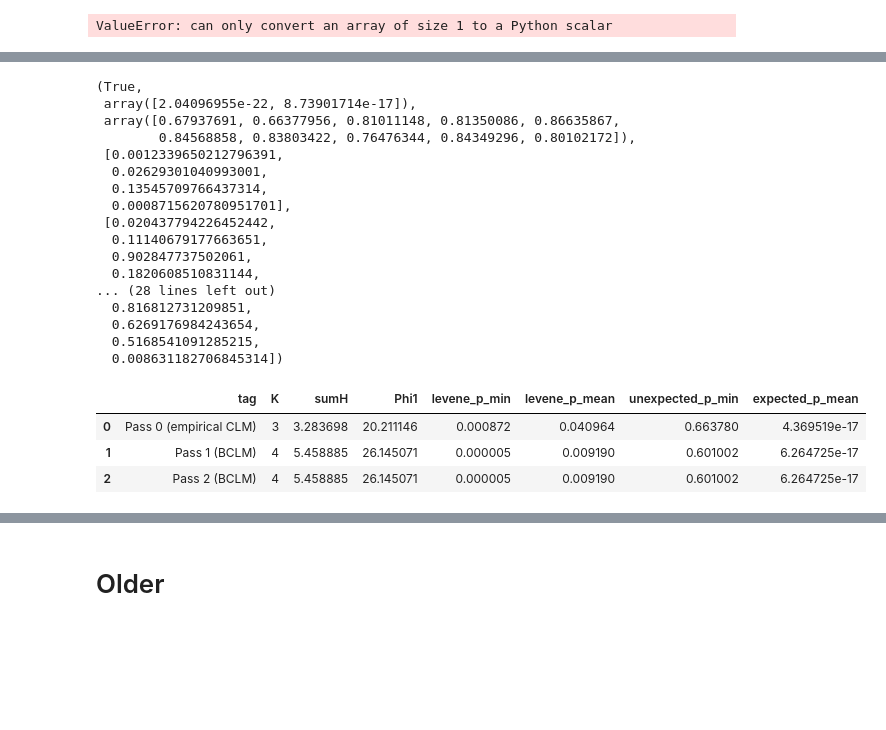
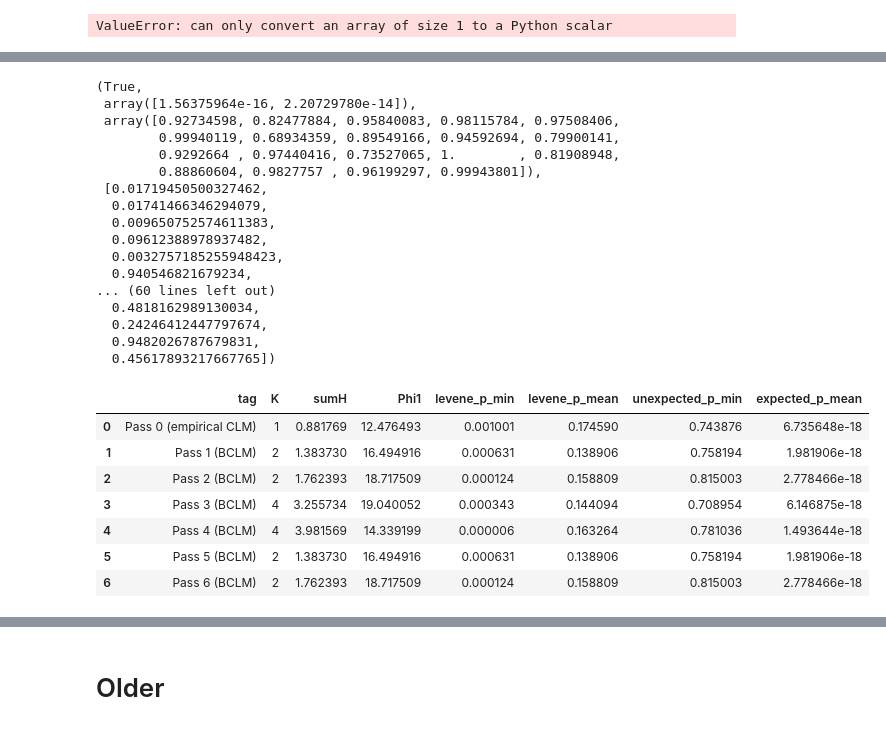
Before and after one commit to AdamSobieszek/manipy, a Jupyter notebook: smp/Stimuli_Matching_Purstuit (1).ipynb, the cells around one changed output, grey strips where cells are left out. Saved outputs shown, nothing was run; the diff lists cells and outputs as text; code cells hidden in the pictures; blank space fills up the shorter version.

```diff
--- a/smp/Stimuli_Matching_Purstuit (1).ipynb
+++ b/smp/Stimuli_Matching_Purstuit (1).ipynb
@@ -225,7 +208,7 @@ def smp(df,conditions,columns,n_per_cond):
   result_anova.index = result.word
   return result_anova
 
-cols = [np.where(ratings.columns == c)[0].item() for c in ['Valence_M','origin_M', 'Ciepło_M', 'Kompetencja_M']]
+cols = [np.where(ratings.columns == c)[0].item() for c in ['arousal_M','origin_M', 'Ciepło_M', 'Kompetencja_M', 'Valence_M', "concretness_M", "NumberofLetters", "Kazojć2011frequency"]]
 import itertools
 
 def generate_combinations(*args):
@@ -238,11 +221,12 @@ def generate_combinations(*args):
 # Usage:
 j = np.linspace(-1,1,3)
 i = np.linspace(-1,1,3)
-controlled = [[0]]*(2)
+controlled = [[0]]*(6)
+
 cond = dict()
 for i in np.linspace(-1,1,3):
   for j in np.linspace(-1,1,3):
-      cond[f"{i},{j}"] = np.array([i,j]+[0]*2)
+      cond[f"{i},{j}"] = np.array([i,j]+[0]*6)
 n = 15
 omi_full = smp(ratings, cond, cols, n)
 # for n in range(3,30):
@@ -521,13 +441,13 @@ import itertools
 import numpy as np
 
 # columns to use
-cols = [np.where(ratings.columns == c)[0].item() for c in ['Valence_M','origin_M', 'Ciepło_M', 'Kompetencja_M']]
+cols = [np.where(ratings.columns == c)[0].item() for c in ['arousal_M','origin_M', 'Ciepło_M', 'Kompetencja_M', 'Valence_M', "NumberofLetters", "Kazojć2011frequency"]]
 
 # Conditions: 2 manipulated dims (grid), rest controlled at 0
 cond = {}
-for a in np.linspace(-1,1,3):
-    for b in np.linspace(-1,1,3):
-        cond[f"{a},{b}"] = np.array([a, b, 0, 0], dtype=float)
+for a in ["-0.9","0","0.9"]:
+    for b in ["-0.9","0","0.9"]:
+        cond[f"{a},{b}"] = np.array([a, b]+[0]*5, dtype=float)
 
 n = 15
 omi_full_clm, long_clm = smp_clm(ratings, cond, cols, n_per_cond=n)
@@ -536,22 +456,22 @@ omi_full_clm, long_clm = smp_clm(ratings, cond, cols, n_per_cond=n)
 quality(omi_full_clm, ["0_rank","1_rank"], ratings.columns[cols], all=True)
 # %% [output]
 (True,
- array([2.04096955e-22, 8.73901714e-17]),
- array([0.67937691, 0.66377956, 0.81011148, 0.81350086, 0.86635867,
-        0.84568858, 0.83803422, 0.76476344, 0.84349296, 0.80102172]),
- [0.0012339650212796391,
-  0.02629301040993001,
-  0.13545709766437314,
-  0.0008715620780951701],
- [0.020437794226452442,
-  0.11140679177663651,
-  0.902847737502061,
-  0.1820608510831144,
-... (28 lines left out)
-  0.816812731209851,
-  0.6269176984243654,
-  0.5168541091285215,
-  0.008631182706845314])
+ array([1.56375964e-16, 2.20729780e-14]),
+ array([0.92734598, 0.82477884, 0.95840083, 0.98115784, 0.97508406,
+        0.99940119, 0.68934359, 0.89549166, 0.94592694, 0.79900141,
+        0.9292664 , 0.97440416, 0.73527065, 1.        , 0.81908948,
+        0.88860604, 0.9827757 , 0.96199297, 0.99943801]),
+ [0.01719450500327462,
+  0.01741466346294079,
+  0.009650752574611383,
+  0.09612388978937482,
+  0.0032757185255948423,
+  0.940546821679234,
+... (60 lines left out)
+  0.4818162989130034,
+  0.24246412447797674,
+  0.9482026787679831,
+  0.45617893217667765])
 # %%
 # Iterated Bayesian CLM–SMP with post-hoc 1-exchange NE and metrics
 # (self-contained; uses ratings.csv already loaded by the user context)
@@ -563,7 +483,7 @@ from statsmodels.formula.api import ols
 
 # --- Data from the user's context ---
 # ratings = pd.read_csv('/mnt/data/ratings.csv')
-cols = [ratings.columns.get_loc(c) for c in ['Valence_M','origin_M','Ciepło_M','Kompetencja_M']]
+cols = [ratings.columns.get_loc(c) for c in ['arousal_M','origin_M', 'Ciepło_M', 'Kompetencja_M', 'Valence_M', "concretness_M", "NumberofLetters", "Kazojć2011frequency"]]
 X = ratings.iloc[:, cols].to_numpy(dtype=float)
 P = X.shape[1]
 
@@ -571,7 +491,7 @@ def build_conditions_grid():
     cond = {}
     for a in (-1.0, 0.0, 1.0):
         for b in (-1.0, 0.0, 1.0):
-            cond[f"{a},{b}"] = np.array([a, b, 0.0, 0.0], dtype=float)
+            cond[f"{a},{b}"] = np.array([a, b]+[0]*6, dtype=float)
     return cond
 
 conditions = build_conditions_grid()
@@ -939,38 +859,55 @@ def run_pass(priors=None, n_per_cond=15, alpha=0.05):
     # Compute remaining pool, build next priors
     rem_idx = remaining_pool_indices_after_sets(sets)
     priors_next = priors_from_remaining_pool(rem_idx)
     return sets, met, priors_next
 
 def digest_metrics(tag, m):
     return {
         "tag": tag,
         "K": m["K"], "sumH": m["sumH"], "Phi1": m["Phi1"],
         "levene_p_min": m["levene_p_min"], "levene_p_mean": m["levene_p_mean"],
         "unexpected_p_min": m["unexpected_p_min"], "expected_p_mean": m["expected_p_mean"],
     }
 
 # ---------- Run baseline (empirical CLM) and two Bayesian passes ----------
 
 n_per_cond = 15
-alpha = 0.05
+alpha = 0.01
 
 # Pass 0: empirical CLM
 sets0, m0, priors1 = run_pass(priors=None, n_per_cond=n_per_cond, alpha=alpha)
 # Pass 1: Bayesian CLM with priors from remaining pool of pass 0
 sets1, m1, priors2 = run_pass(priors=priors1, n_per_cond=n_per_cond, alpha=alpha)
 # Pass 2: Bayesian CLM with priors from remaining pool of pass 1
 sets2, m2, priors3 = run_pass(priors=priors2, n_per_cond=n_per_cond, alpha=alpha)
+# Pass 3: Bayesian CLM with priors from remaining pool of pass 1
+sets3, m3, priors4 = run_pass(priors=priors3, n_per_cond=n_per_cond, alpha=alpha)
+# Pass 4: Bayesian CLM with priors from remaining pool of pass 1
+sets4, m4, priors5 = run_pass(priors=priors4, n_per_cond=n_per_cond, alpha=alpha)
+# Pass 5: Bayesian CLM with priors from remaining pool of pass 1
+sets5, m5, priors6 = run_pass(priors=priors5, n_per_cond=n_per_cond, alpha=alpha)
+# Pass 6: Bayesian CLM with priors from remaining pool of pass 1
+sets6, m6, priors7 = run_pass(priors=priors6, n_per_cond=n_per_cond, alpha=alpha)
+
 
 summary = pd.DataFrame([digest_metrics("Pass 0 (empirical CLM)", m0),
                         digest_metrics("Pass 1 (BCLM)", m1),
-                        digest_metrics("Pass 2 (BCLM)", m2)])
+                        digest_metrics("Pass 2 (BCLM)", m2),
+                        digest_metrics("Pass 3 (BCLM)", m3),
+                        digest_metrics("Pass 4 (BCLM)", m4),
+                        digest_metrics("Pass 5 (BCLM)", m5),
+                        digest_metrics("Pass 6 (BCLM)", m6)])
 
 summary
 # %% [output]
 |  | tag | K | sumH | Phi1 | levene_p_min | levene_p_mean | unexpected_p_min | expected_p_mean |
-| 0 | Pass 0 (empirical CLM) | 3 | 3.283698 | 20.211146 | 0.000872 | 0.040964 | 0.663780 | 4.369519e-17 |
-| 1 | Pass 1 (BCLM) | 4 | 5.458885 | 26.145071 | 0.000005 | 0.009190 | 0.601002 | 6.264725e-17 |
-| 2 | Pass 2 (BCLM) | 4 | 5.458885 | 26.145071 | 0.000005 | 0.009190 | 0.601002 | 6.264725e-17 |
+| 0 | Pass 0 (empirical CLM) | 1 | 0.881769 | 12.476493 | 0.001001 | 0.174590 | 0.743876 | 6.735648e-18 |
+| 1 | Pass 1 (BCLM) | 2 | 1.383730 | 16.494916 | 0.000631 | 0.138906 | 0.758194 | 1.981906e-18 |
+| 2 | Pass 2 (BCLM) | 2 | 1.762393 | 18.717509 | 0.000124 | 0.158809 | 0.815003 | 2.778466e-18 |
+| 3 | Pass 3 (BCLM) | 4 | 3.255734 | 19.040052 | 0.000343 | 0.144094 | 0.708954 | 6.146875e-18 |
+| 4 | Pass 4 (BCLM) | 4 | 3.981569 | 14.339199 | 0.000006 | 0.163264 | 0.781036 | 1.493644e-18 |
+| 5 | Pass 5 (BCLM) | 2 | 1.383730 | 16.494916 | 0.000631 | 0.138906 | 0.758194 | 1.981906e-18 |
+| 6 | Pass 6 (BCLM) | 2 | 1.762393 | 18.717509 | 0.000124 | 0.158809 | 0.815003 | 2.778466e-18 |
 # %%
 # Full pipeline in one cell after state reset:
 # 1) Load data
```
Also changed, not shown: parts of 21 cells of this notebook, 20 other files.
